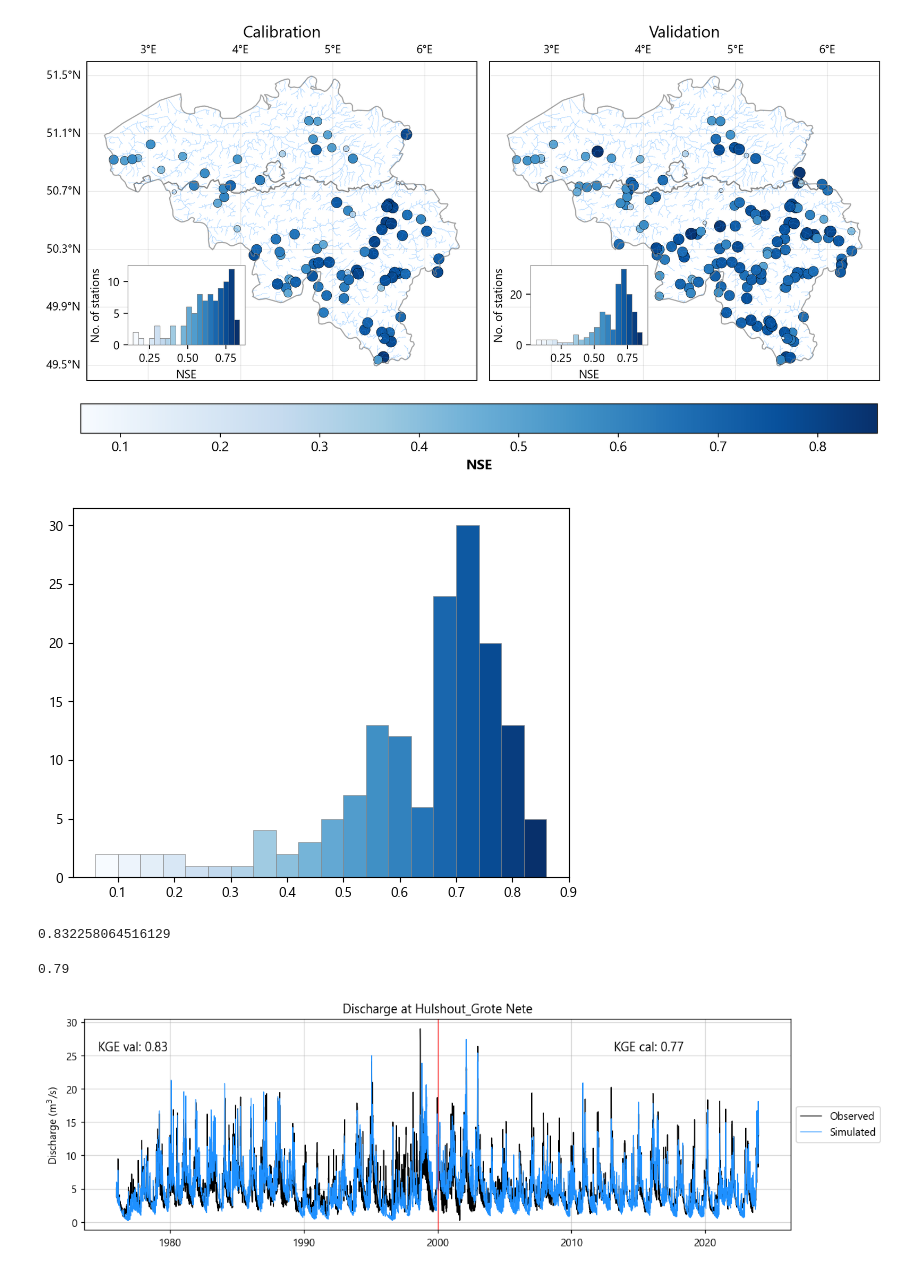
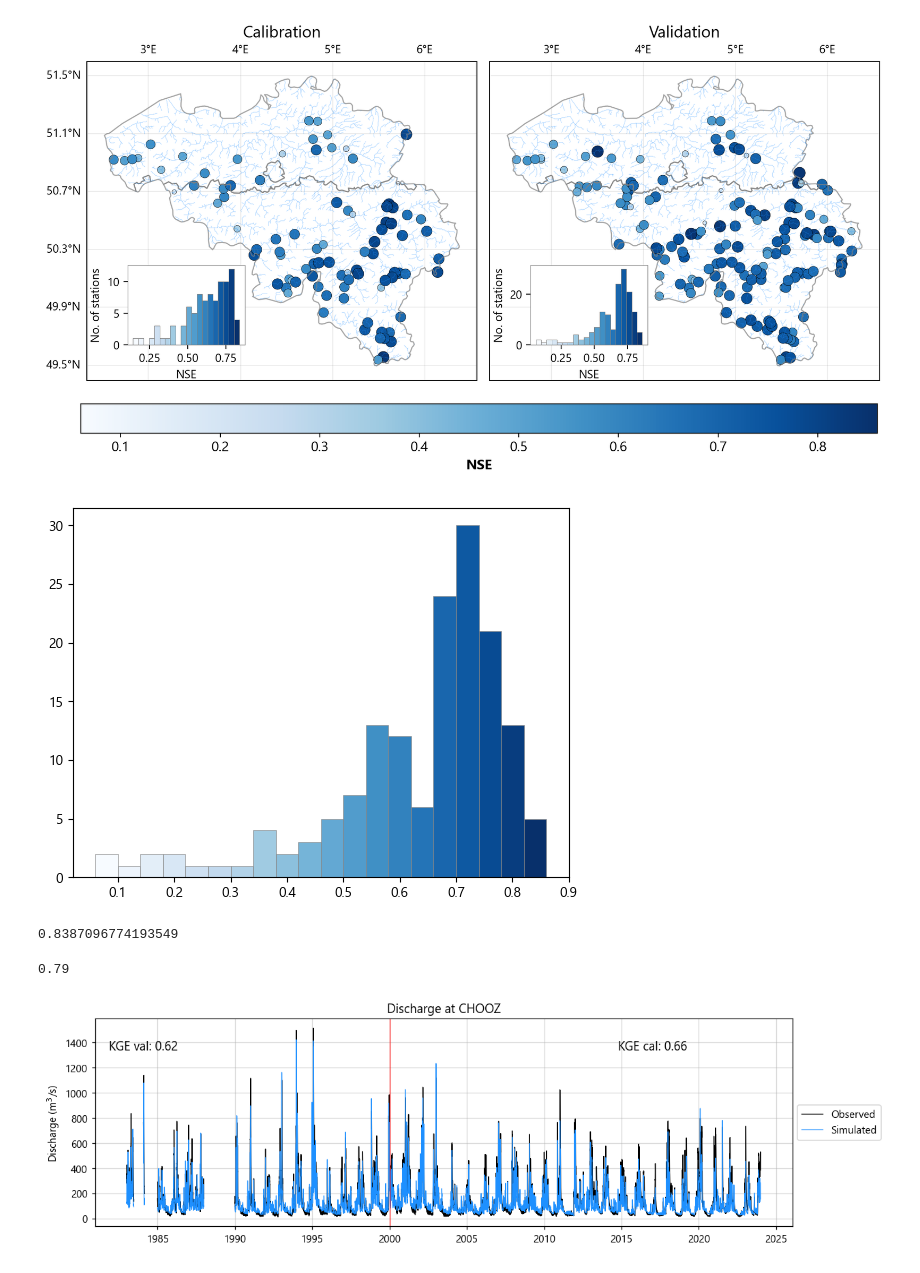
Before and after one commit to klekarkar/mHM_IO_dataprocessing, a Jupyter notebook: flow_evaluation.ipynb, the cells around one changed output. Drawn from its saved outputs; the diff is of its cells as text; code cells hidden in the pictures.

```diff
--- a/flow_evaluation.ipynb
+++ b/flow_evaluation.ipynb
@@ -132,7 +132,12 @@ This will be used to extract the simulated flow from mHM.
 
 To reduce runtime, we will only medium-sized stations with minimum peak flows of say 20m ${^3}/s$ and at least ten years of data
 # %%
-threshold_max = 10 #this is the maximum Q in the timeseries, can be adjusted
+"""
+For flow evaluation, the threshold_max is 10,
+For baseflow separation, the threshold_max is 5.
+"""
+
+threshold_max = 5 #this is the maximum Q in the timeseries, can be adjusted
 min_length_days = 3650 #this is the minimum number of days with valid data, can be adjusted
 
 #Get the dictionary of evaluation timeseries df
@@ -386,11 +376,11 @@ for c, p in zip(col, patches):
     lwidth = 0.4
     plt.setp(p, "edgecolor", edgecolor, "linewidth", lwidth)
 # %% [output]
-[figure, old version]
+[figure, new version]
 # %%
 len(val_gdf[val_gdf['NSE']>0.5])/len(val_gdf[val_gdf['NSE']>0.0])
 # %% [output]
-0.832258064516129
+0.8387096774193549
 # %%
 cal_metrics_df.loc[cal_metrics_df['name'] == station_name, 'NSE'].values[0]
 # %% [output]
@@ -478,18 +468,18 @@ def plot_station_timeseries(station_name, observed_dict,
     ax.legend(loc='center left', bbox_to_anchor=(1, 0.5), fontsize=10)
     plt.show()
 # %%
-station = 'Hulshout_Grote Nete'
+station = 'CHOOZ'
 observed_data_dict = all_eval_stations_Q
 simulated_Q_dir = 'extracted_timeseries/Qrouted'
 cal_metrics_df = cal_metrics_df
 val_metrics_df = val_metrics_df
 calPeriod_end = '2000-01-01'
 
 plot_station_timeseries(station,
                           observed_data_dict,
                           simulated_Q_dir,
                           cal_metrics_df,
                           val_metrics_df,
                             calPeriod_end)
 # %% [output]
-[figure, old version]
+[figure, new version]
```
Also changed, not shown: parts of 9 cells of this notebook, 6 other files.
